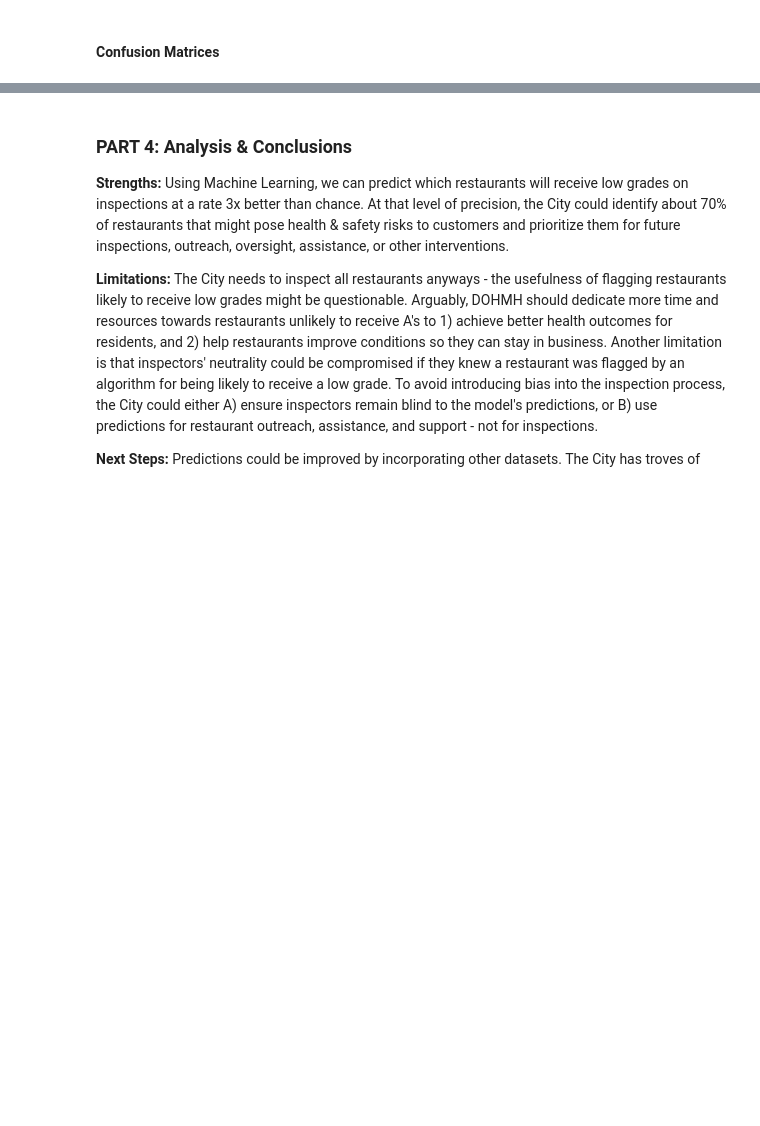
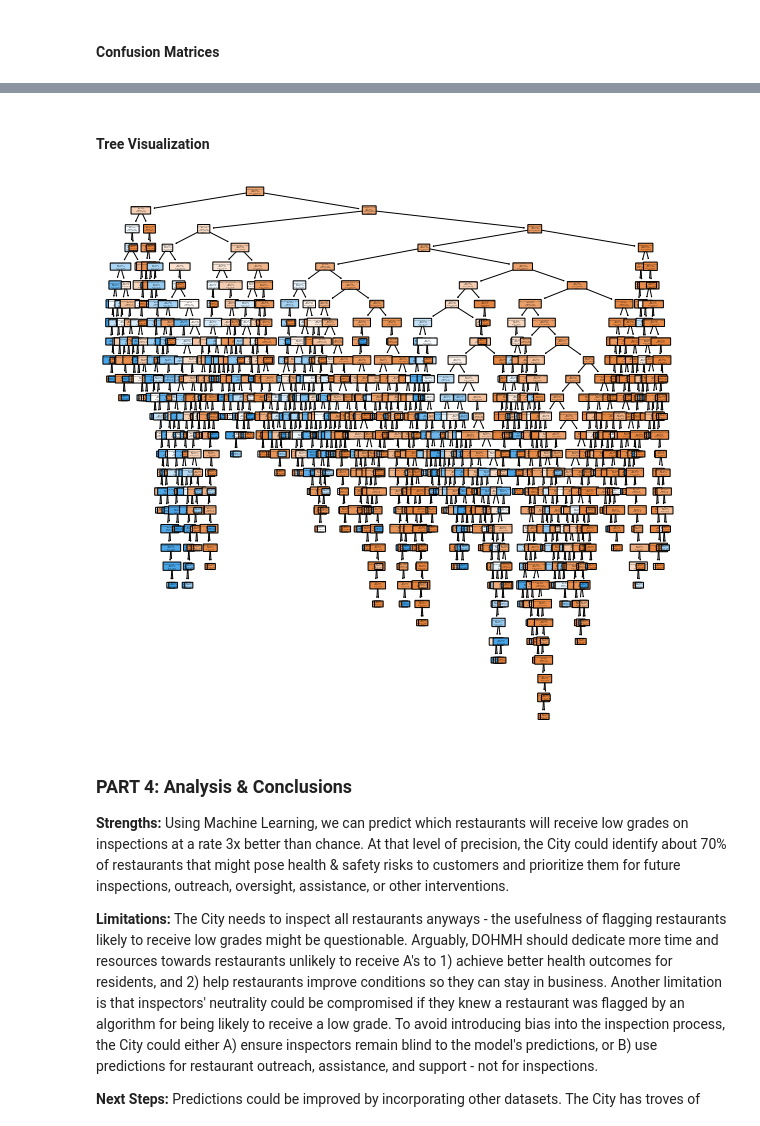
Before and after one commit to mraottth/API-222B, a Jupyter notebook: final_report.ipynb, the cells around one changed output, grey strips where cells are left out. Drawn from its saved outputs; the diff is of its cells as text; code cells hidden in the pictures; blank space fills up the shorter version.

```diff
--- a/final_report.ipynb
+++ b/final_report.ipynb
@@ -580,3 +580,17 @@ plt.show()
+# %% [markdown]
+#### Tree Visualization
+# %%
+from sklearn.tree import plot_tree
+
+fig = plt.figure(figsize=(10, 10))
+plot_tree(rf.estimators_[0],
+          feature_names=list(X.columns),
+          class_names=list(y.unique()),
+          filled=True, impurity=True,
+          rounded=True)
+plt.show()
+# %% [output]
+[figure, added]
 # %% [markdown]
 ### PART 4: Analysis & Conclusions
 
```
Also changed, not shown: parts of 11 cells of this notebook.
